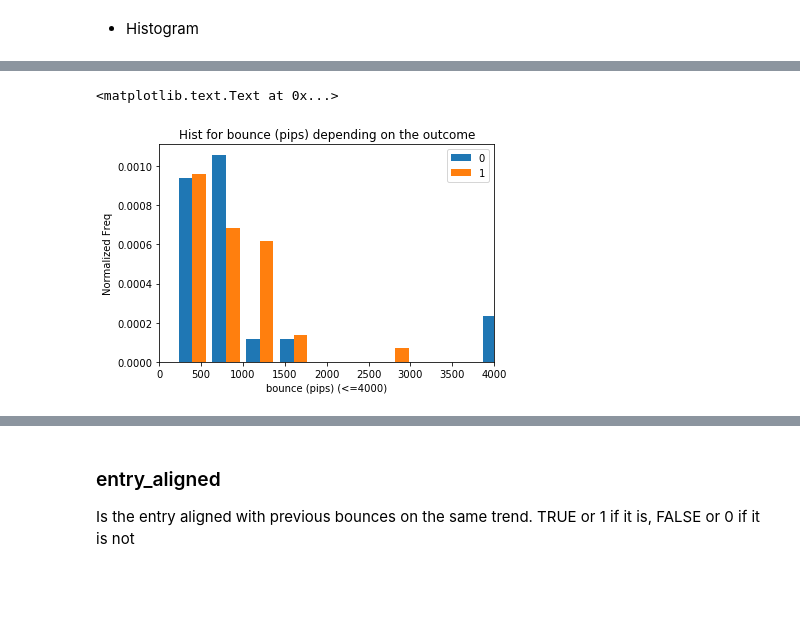
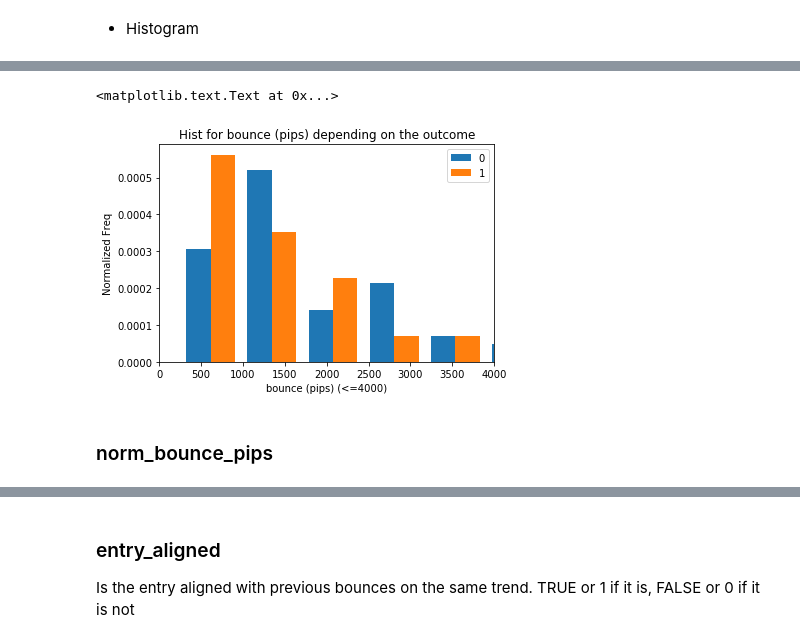
Before and after one commit to FOREXfunguru/FOREX, a Jupyter notebook: notebooks/Binary_classifier_cont_trades.ipynb, the cells around one changed output, grey strips where cells are left out. Saved outputs shown, nothing was run; the diff lists cells and outputs as text; code cells hidden in the pictures; blank space fills up the shorter version.

```diff
--- a/notebooks/Binary_classifier_cont_trades.ipynb
+++ b/notebooks/Binary_classifier_cont_trades.ipynb
@@ -158,5 +191,4 @@ if "strong_trend" in contDF: contDF['strong trend']=contDF.apply(digit_binary,ax
 # %% [markdown]
 ## Selecting the desired timeframe
 # %%
-contDF=contDF[contDF.timeframe == 'H6']
-print(contDF.columns)
+contDF=contDF[contDF.timeframe == 'D']
@@ -183,0 +210,4 @@ Name: outcome, dtype: int64
+# %%
+contDF['diff']=(contDF['start']-contDF['last time'])
+# %%
+contDF['diff']=contDF['diff'].apply(lambda x: x.days)
@@ -411,0 +519,2 @@ fail=contDF.loc[contDF[outcome_lab]==0]['pips_ratio']
+# %%
+contDF['pips_ratio_norm']=contDF['norm_length_pips'].astype(int)/contDF['length of trend (-1)'].astype(int)
@@ -587,11 +748,13 @@ plt.title('Hist for bounce (pips) depending on the outcome')
 # %%
 plt.xlim(0,4000)
-plt.hist([fail,succ], bins = 10, normed=True, label=['0','1'])
+plt.hist([fail,succ], bins = 15, normed=True, label=['0','1'])
 
 plt.legend()
 plt.xlabel('bounce (pips) (<=4000)')
 plt.ylabel('Normalized Freq')
 plt.title('Hist for bounce (pips) depending on the outcome')
 # %% [output]
 <matplotlib.text.Text at 0x...>
-[figure, old version]
+[figure, new version]
+# %% [markdown]
+### norm_bounce_pips
```
Also changed, not shown: parts of 112 cells of this notebook.
